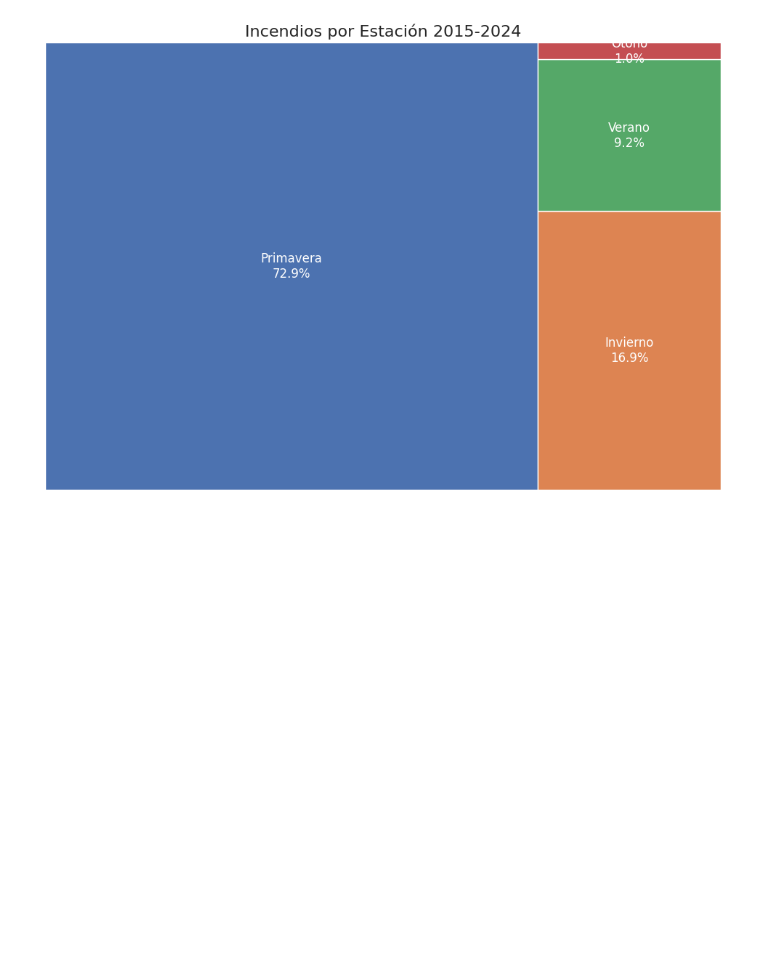
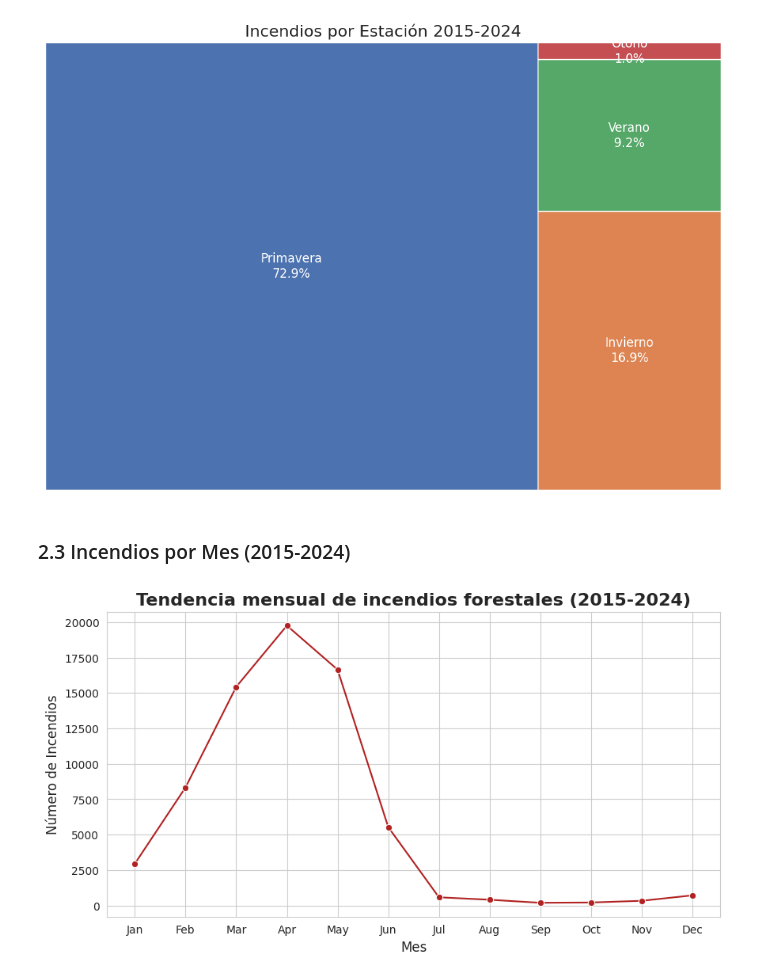
Before and after one commit to AndrsGzRo/incendios-forestales-mx, a Jupyter notebook: Incendios_Forestales_EDA.ipynb, the cells around one changed output. Cells and saved outputs as stored; diff of their text form; code cells hidden in the pictures; blank space fills up the shorter version.

```diff
--- a/Incendios_Forestales_EDA.ipynb
+++ b/Incendios_Forestales_EDA.ipynb
@@ -246,3 +245,25 @@ plt.axis('off')
 plt.show()
 # %% [output]
 [figure]
+# %% [markdown]
+### 2.3 Incendios por Mes (2015-2024)
+# %%
+# Promedio mensual
+promedio_mensual = (
+    df_clean
+    .groupby('mes_inicio')
+    .size()
+    .reindex(range(1,13),fill_value=0)
+)
+
+# Graficar
+plt.figure(figsize=(10,5))
+sns.lineplot(x=promedio_mensual.index,y=promedio_mensual.values,marker='o',color='firebrick')
+plt.xticks(ticks=range(1,13),labels=[calendar.month_abbr[m] for m in range(1,13)])
+plt.xlabel('Mes',fontsize=12)
+plt.ylabel('Número de Incendios',fontsize=12)
+plt.title('Tendencia mensual de incendios forestales (2015-2024)',fontsize=16,fontweight='bold')
+plt.grid(True)
+plt.show()
+# %% [output]
+[figure, added]
```
Also changed, not shown: parts of 14 cells of this notebook.
